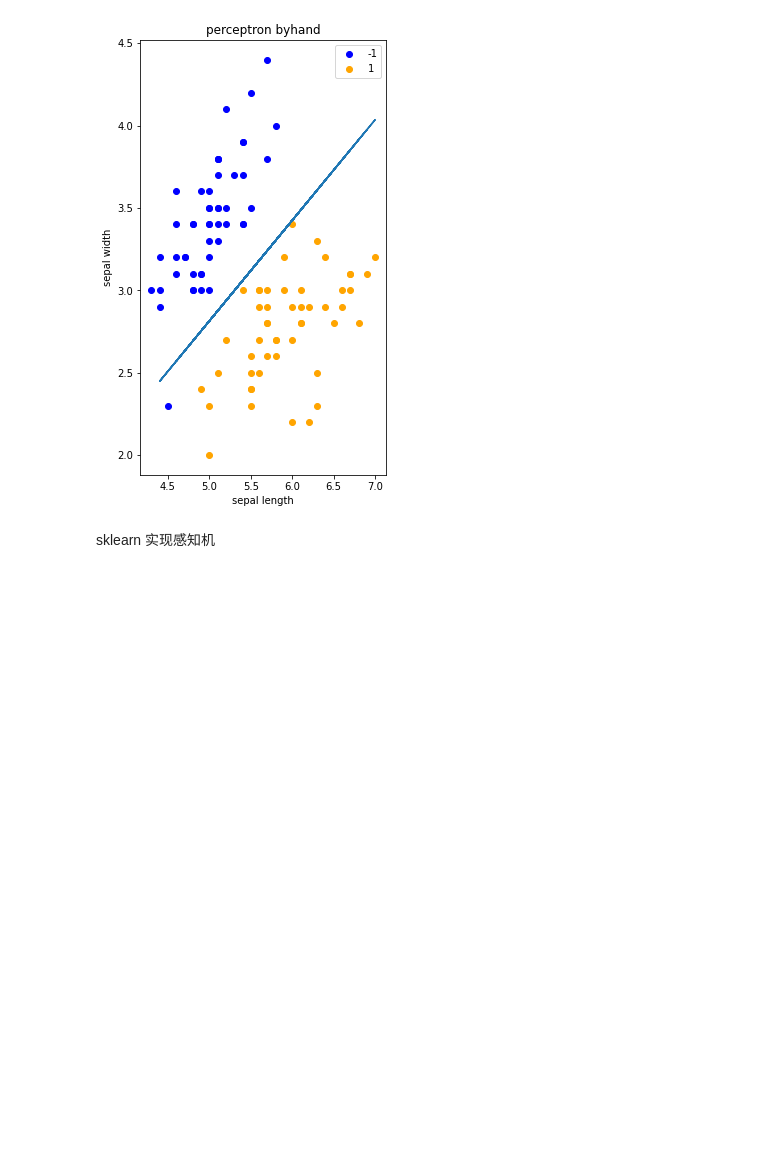
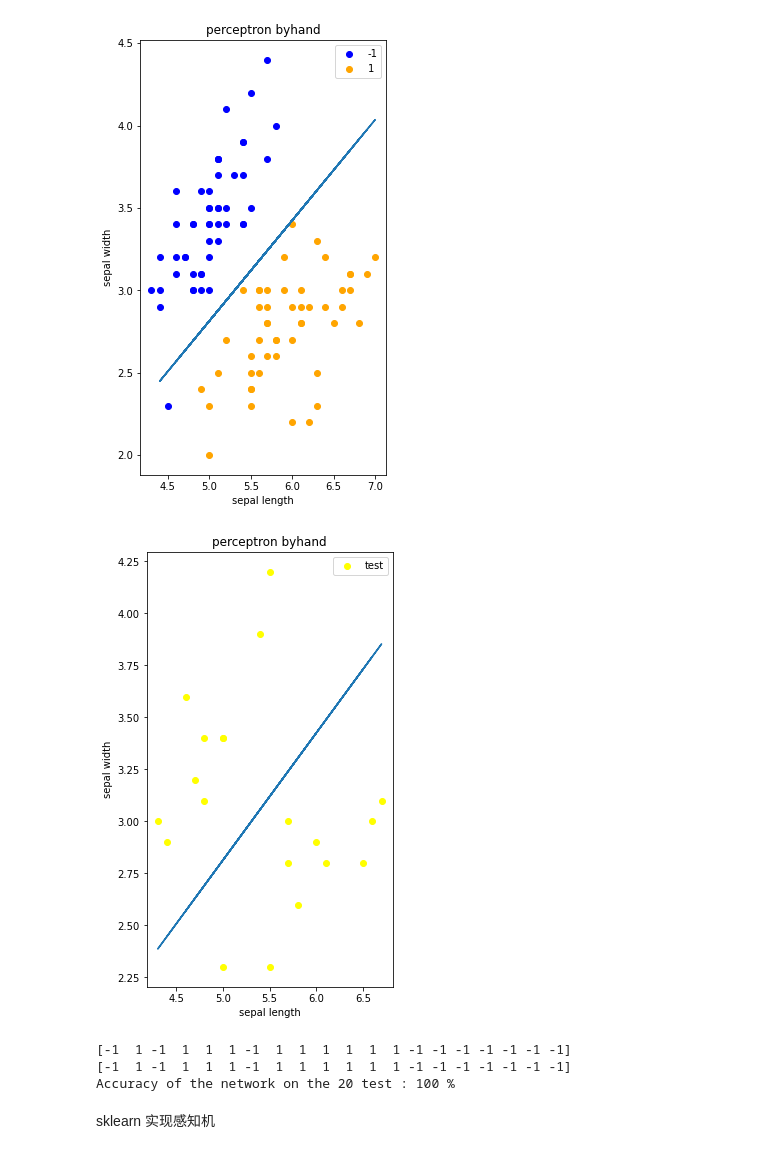
Before and after one commit to chenwenshuo0308/Perceptron, a Jupyter notebook: perceptron.ipynb, the cells around one changed output. Drawn from its saved outputs; the diff is of its cells as text; code cells hidden in the pictures; blank space fills up the shorter version.

```diff
--- a/perceptron.ipynb
+++ b/perceptron.ipynb
@@ -205,6 +206,37 @@ plt.legend()
 plt.show()
 # %% [output]
 [figure]
+# %%
+plt.figure(figsize=(15, 8))
+x_points=x_test[:,0]
+#从4到7之间创建10个等差序列，包括7
+#linspace的用法:https://blog.csdn.net/weixin_40103118/article/details/78787454
+y= -(perceptron.w[0]*x_points + perceptron.b)/perceptron.w[1]
+plt.subplot(132)
+plt.plot(x_points, y)
+plt.scatter(x_test[:, 0], x_test[:, 1], color='yellow', label='test')
+plt.xlabel('sepal length')
+plt.ylabel('sepal width')
+plt.title('perceptron byhand')
+plt.legend()
+plt.show()
+# %% [output]
+[figure, added]
+# %%
+correct = 0
+total = 0
+outputs = perceptron.predict(x_test)
+print("预测值：",outputs)
+total=y_test.size
+print("真实值",y_test)
+correct = (outputs == y_test).sum().item()
+
+print('Accuracy of the network on the 20 test : %d %%' % (
+    100 * correct / total))
+# %% [output]
+[-1  1 -1  1  1  1 -1  1  1  1  1  1  1 -1 -1 -1 -1 -1 -1 -1]
+[-1  1 -1  1  1  1 -1  1  1  1  1  1  1 -1 -1 -1 -1 -1 -1 -1]
+Accuracy of the network on the 20 test : 100 %
 # %% [markdown]
 sklearn 实现感知机
 # %%
```
Also changed, not shown: parts of 3 cells of this notebook.
